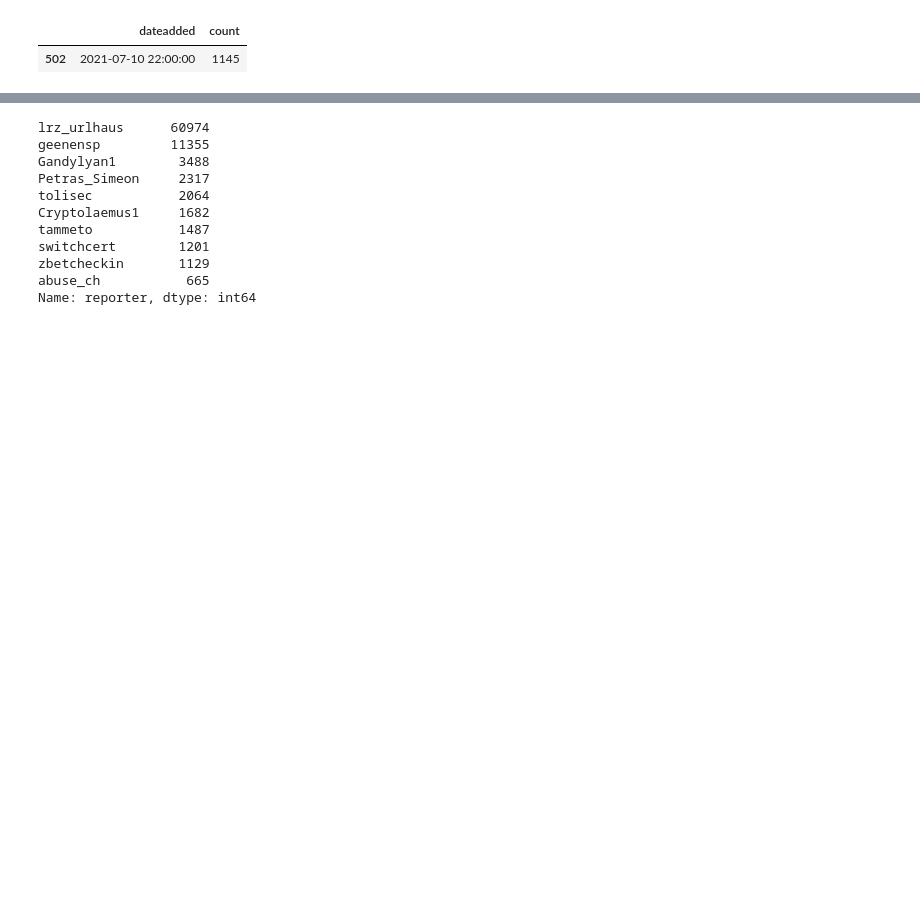
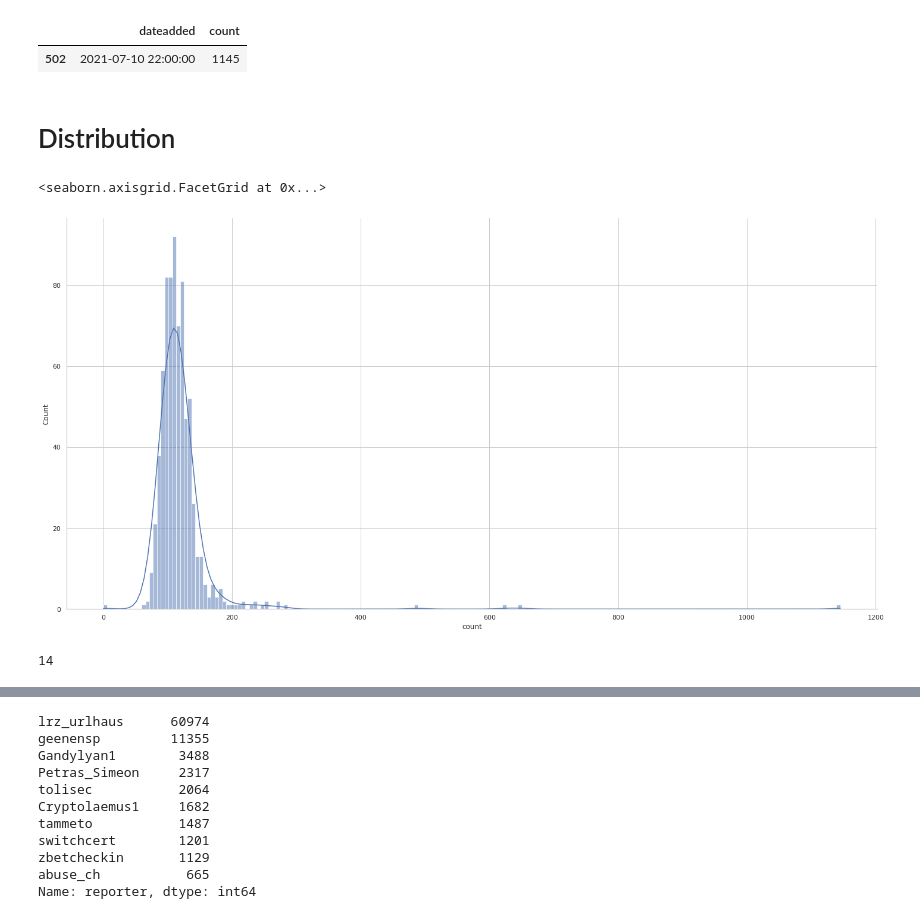
Before and after one commit to Stucki92/POC_ALEIA_GIT_JH, a Jupyter notebook: Notebook_Malware.ipynb, the cells around one changed output, grey strips where cells are left out. Saved outputs shown, nothing was run; the diff lists cells and outputs as text; code cells hidden in the pictures; blank space fills up the shorter version.

```diff
--- a/Notebook_Malware.ipynb
+++ b/Notebook_Malware.ipynb
@@ -48,3 +49,5 @@ df_ts[df_ts['count'] == df_ts['count'].max()]
 # %% [output]
 |  | dateadded | count |
 | 502 | 2021-07-10 22:00:00 | 1145 |
+# %% [markdown]
+# Distribution
@@ -50,0 +56,5 @@ df_ts[df_ts['count'] == df_ts['count'].max()]
+# %%
+sns.displot(df_ts, x="count", kde=True, height = 10, aspect = 2)
+# %% [output]
+<seaborn.axisgrid.FacetGrid at 0x...>
+[figure, added]
@@ -50,0 +69,4 @@ df_ts[df_ts['count'] == df_ts['count'].max()]
+# %%
+N1 + N2
+# %% [output]
+14
```
Also changed, not shown: parts of 6 cells of this notebook.
